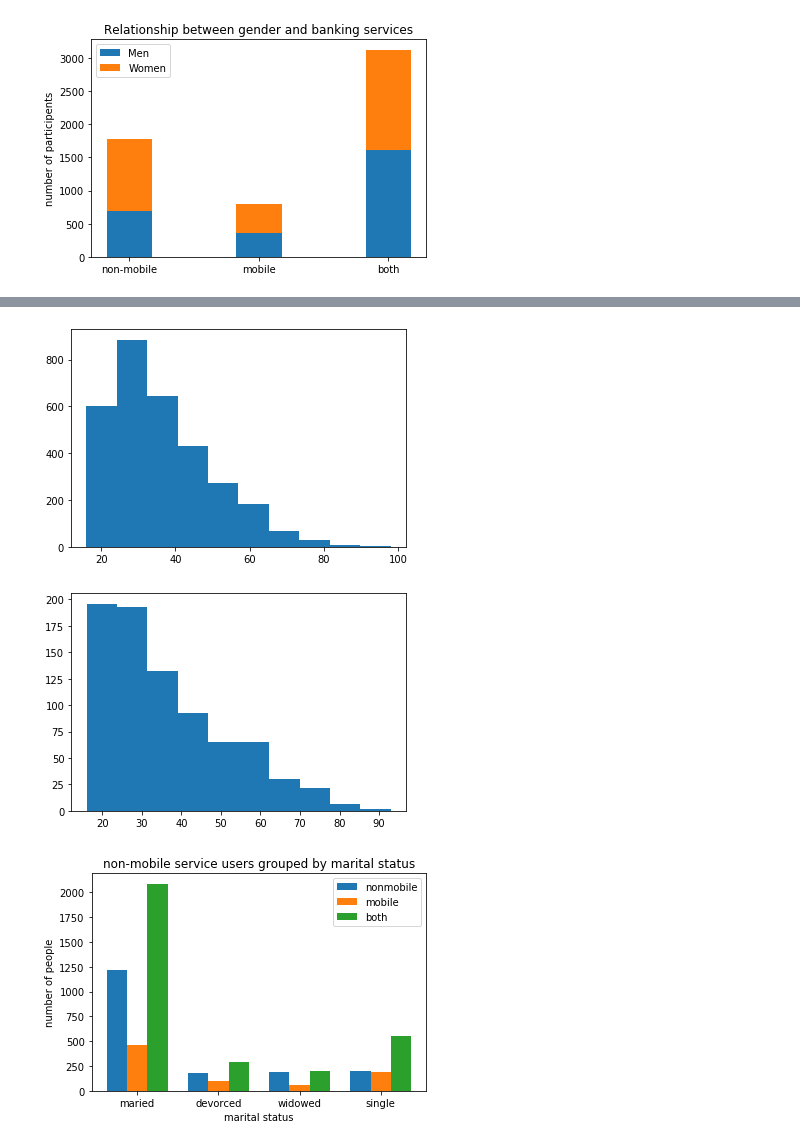
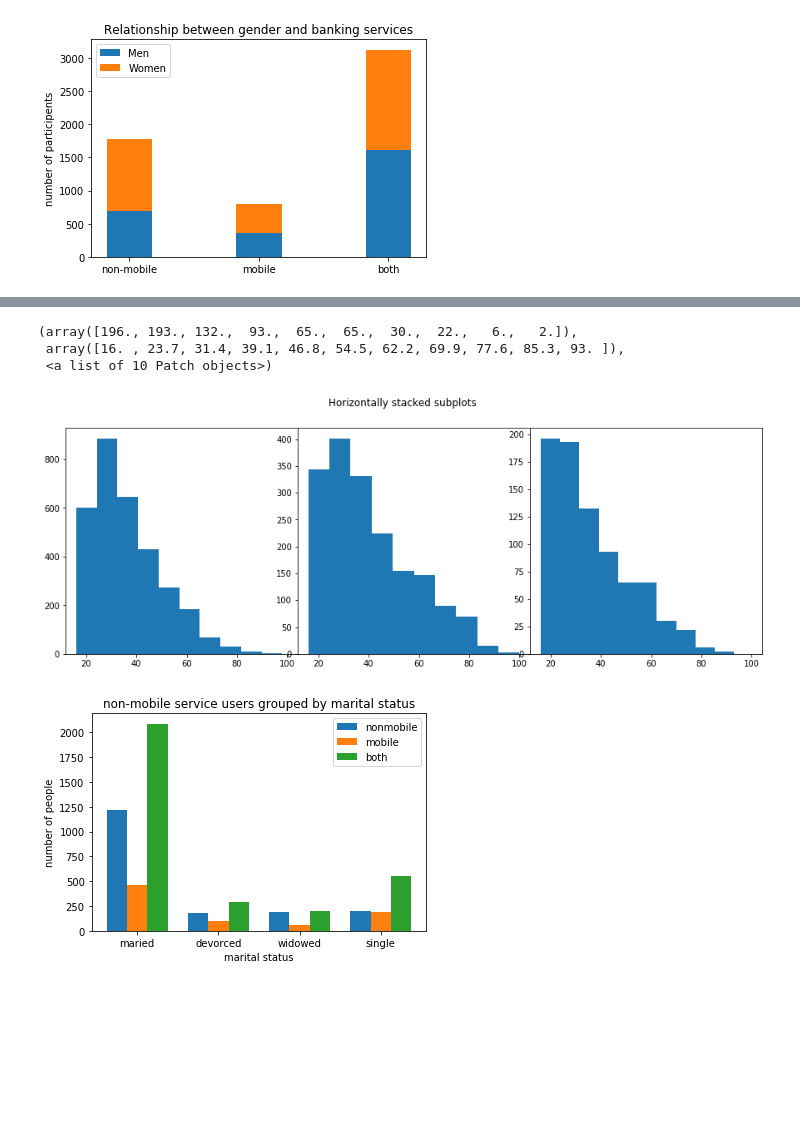
Before and after one commit to Bubbablack/Data_Visualisation_Project, a Jupyter notebook: src/Data_Visualisation_Project.ipynb, the cells around one changed output, grey strips where cells are left out. Drawn from its saved outputs; the diff is of its cells as text; code cells hidden in the pictures; blank space fills up the shorter version.

```diff
--- a/src/Data_Visualisation_Project.ipynb
+++ b/src/Data_Visualisation_Project.ipynb
@@ -118,20 +107,19 @@ plt.show()
-# %%
-
-bothY = training.loc[training["mobile_money_classification"] == 3]
-
-plt.hist(bothY['Q1'])
-
-plt.show()
-# %% [output]
-[figure, removed]
-# %%
-mobile = training.loc[training["mobile_money_classification"] == 2]
-
-plt.hist(mobile['Q1'])
-
-plt.show()
-# %% [output]
-[figure, removed]
+# %%
+
+nomobile = training.loc[training["mobile_money_classification"] == 1]
+mobile = training.loc[training["mobile_money_classification"] == 2]
+bothY = training.loc[training["mobile_money_classification"] == 3]
+
+fig, (ax1, ax2,ax3) = plt.subplots(1, 3,figsize=(15,5),sharex=True,gridspec_kw={'wspace': 0})
+fig.suptitle('Horizontally stacked subplots')
+ax1.hist(bothY['Q1'])
+ax2.hist(nomobile['Q1'])
+ax3.hist(mobile['Q1'])
+# %% [output]
+(array([196., 193., 132.,  93.,  65.,  65.,  30.,  22.,   6.,   2.]),
+ array([16. , 23.7, 31.4, 39.1, 46.8, 54.5, 62.2, 69.9, 77.6, 85.3, 93. ]),
+ <a list of 10 Patch objects>)
+[figure, added]
 # %%
 nomobile = training.loc[training['mobile_money_classification'] == 1]
 mobile = training.loc[training['mobile_money_classification'] == 2]
```
Also changed, not shown: parts of 4 cells of this notebook.
